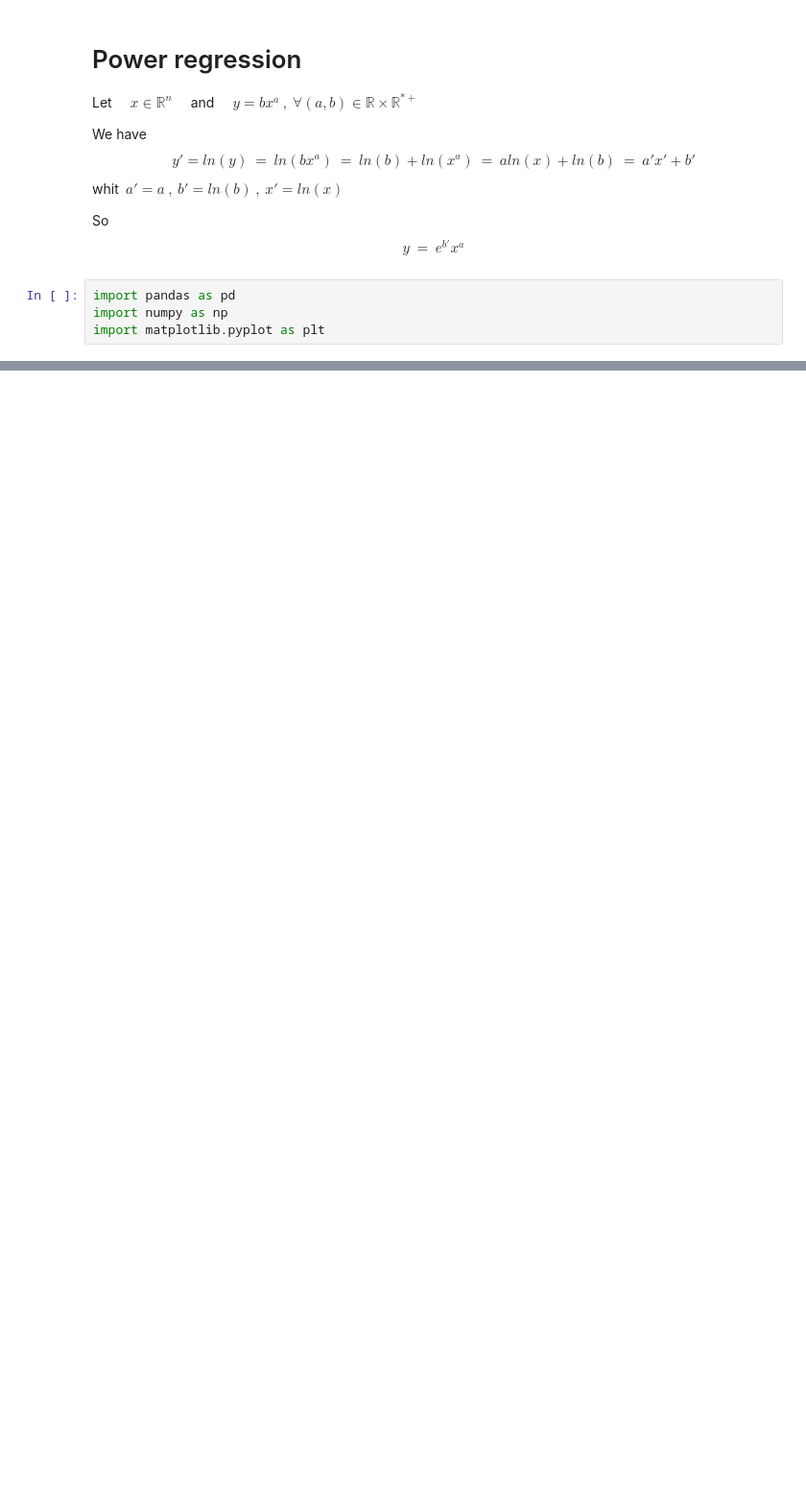
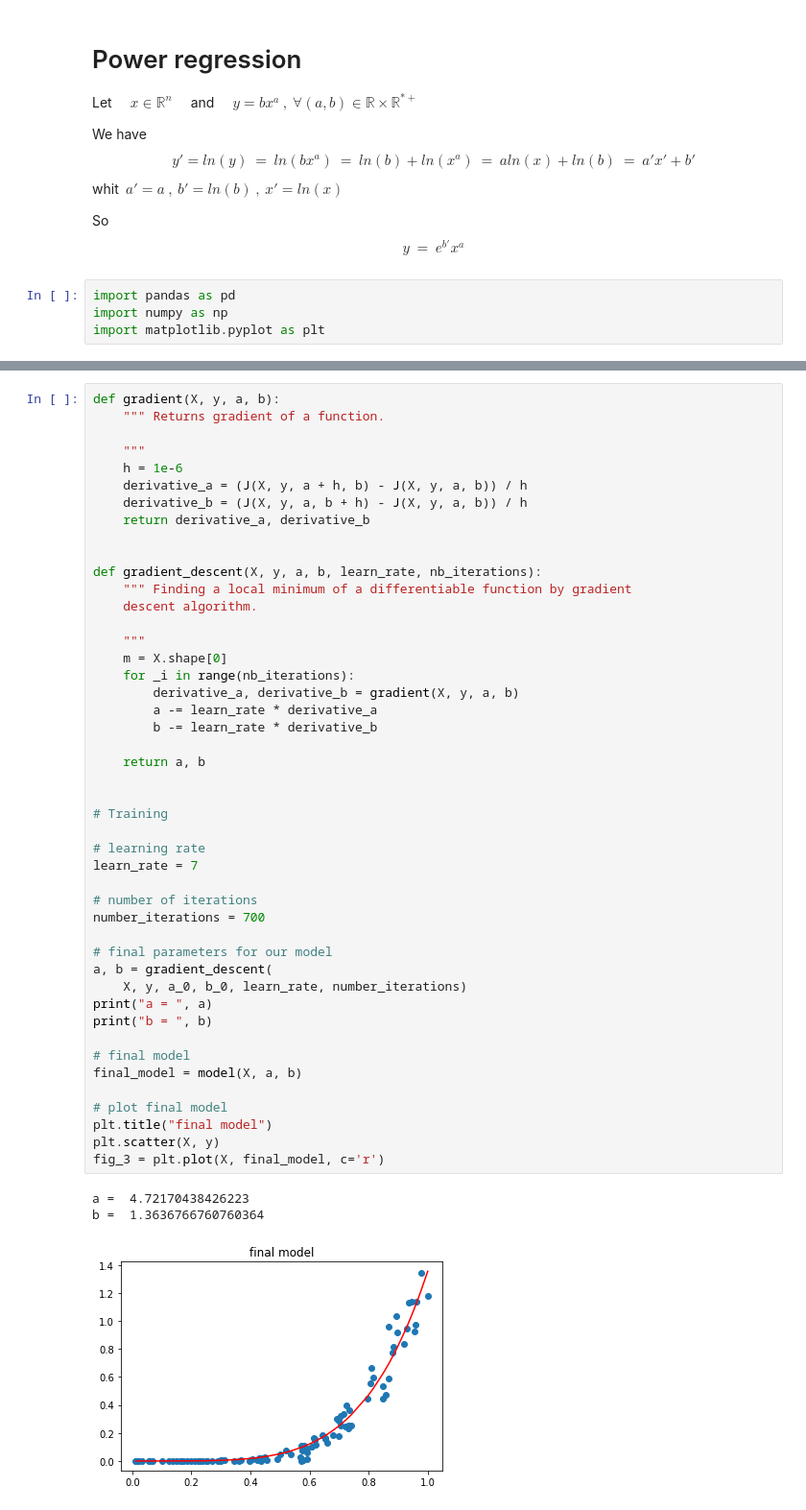
Before and after one commit to mahtat555/Regression, a Jupyter notebook: nonlinear_regression/power_regression.ipynb, the cells around one changed output, grey strips where cells are left out. Shown: that part at 96% size. Saved outputs shown, nothing was run; the diff lists cells and outputs as text; blank space fills up the shorter version.

```diff
--- a/nonlinear_regression/power_regression.ipynb
+++ b/nonlinear_regression/power_regression.ipynb
@@ -86,0 +147,50 @@ b = 1.1292343216324143
+# %%
+def gradient(X, y, a, b):
+    """ Returns gradient of a function.
+
+    """
+    h = 1e-6
+    derivative_a = (J(X, y, a + h, b) - J(X, y, a, b)) / h
+    derivative_b = (J(X, y, a, b + h) - J(X, y, a, b)) / h
+    return derivative_a, derivative_b
+
+
+def gradient_descent(X, y, a, b, learn_rate, nb_iterations):
+    """ Finding a local minimum of a differentiable function by gradient
+    descent algorithm.
+
+    """
+    m = X.shape[0]
+    for _i in range(nb_iterations):
+        derivative_a, derivative_b = gradient(X, y, a, b)
+        a -= learn_rate * derivative_a
+        b -= learn_rate * derivative_b
+
+    return a, b
+
+
+# Training
+
+# learning rate
+learn_rate = 7
+
+# number of iterations
+number_iterations = 700
+
+# final parameters for our model
+a, b = gradient_descent(
+    X, y, a_0, b_0, learn_rate, number_iterations)
+print("a = ", a)
+print("b = ", b)
+
+# final model
+final_model = model(X, a, b)
+
+# plot final model
+plt.title("final model")
+plt.scatter(X, y)
+fig_3 = plt.plot(X, final_model, c='r')
+# %% [output]
+a =  4.72170438426223
+b =  1.3636766760760364
+[figure, added]
```
Also changed, not shown: parts of 14 cells of this notebook, 1 other file.
